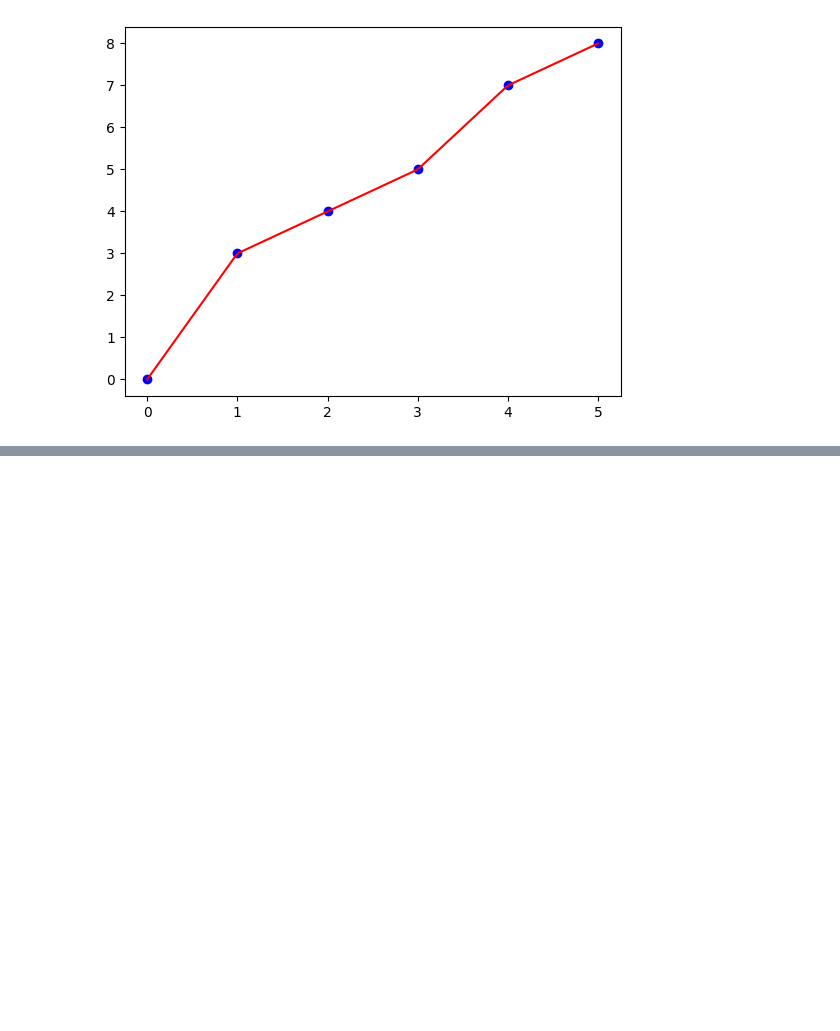
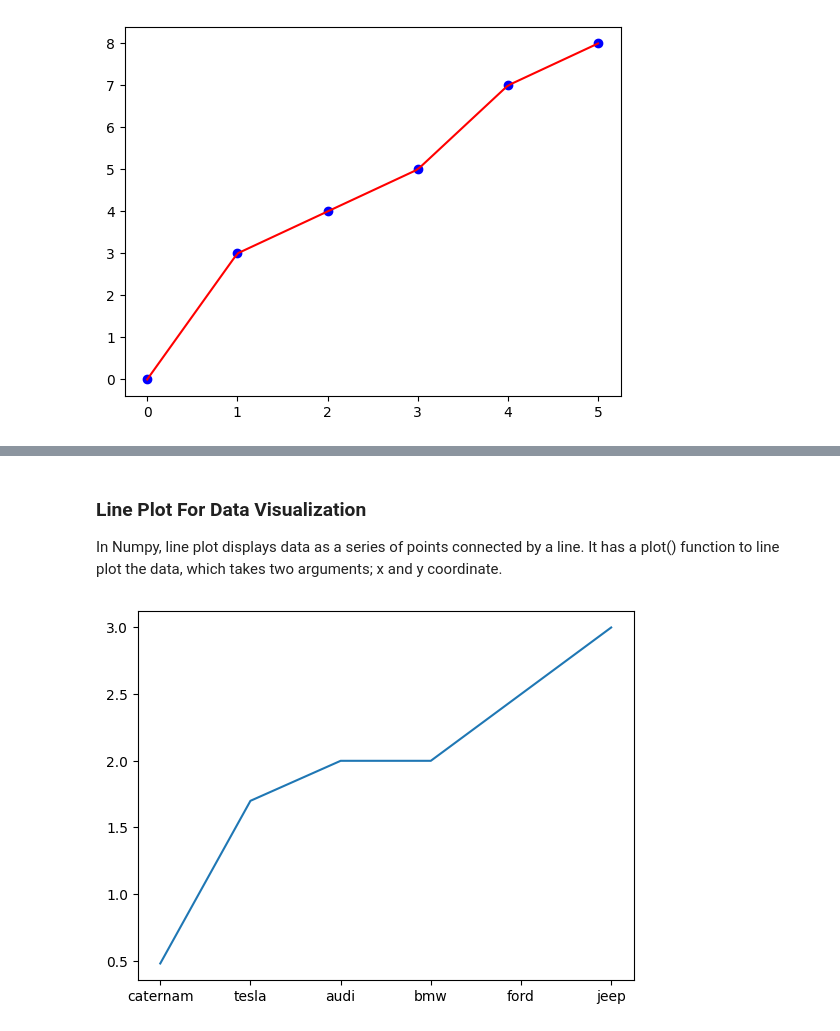
Before and after one commit to Nagendar23/Python-Libraries, a Jupyter notebook: numpy.ipynb, the cells around one changed output, grey strips where cells are left out. Saved outputs shown, nothing was run; the diff lists cells and outputs as text; code cells hidden in the pictures; blank space fills up the shorter version.

Commit message:
Completed the Numpy.....in that also completed the data visualizations

```diff
--- a/numpy.ipynb
+++ b/numpy.ipynb
@@ -1880,0 +2109,12 @@ plt.show()
+# %% [markdown]
+### Line Plot For Data Visualization
+In Numpy, line plot displays data as a series of points connected by a line. It has a plot() function to line plot the data, which takes two arguments; x and y coordinate.
+# %%
+import numpy as np
+import matplotlib.pyplot as plt
+cars=np.array(['caternam','tesla','audi','bmw','ford','jeep'])
+weights=np.array([0.48, 1.7, 2, 2, 2.5, 3])
+plt.plot(cars,weights)
+plt.show()
+# %% [output]
+[figure, added]
```
Also changed, not shown: parts of 38 cells of this notebook, 3 other files.
